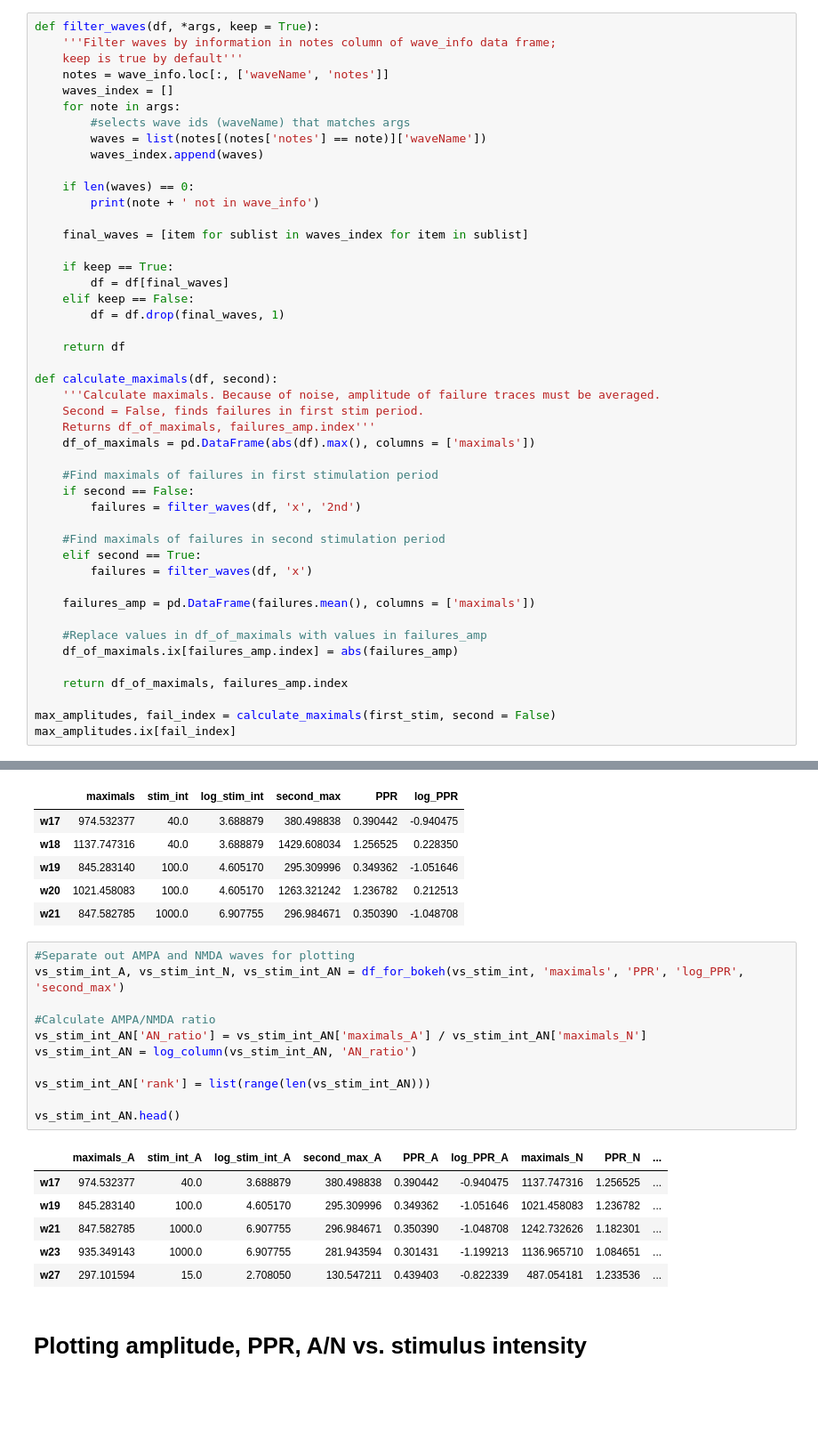
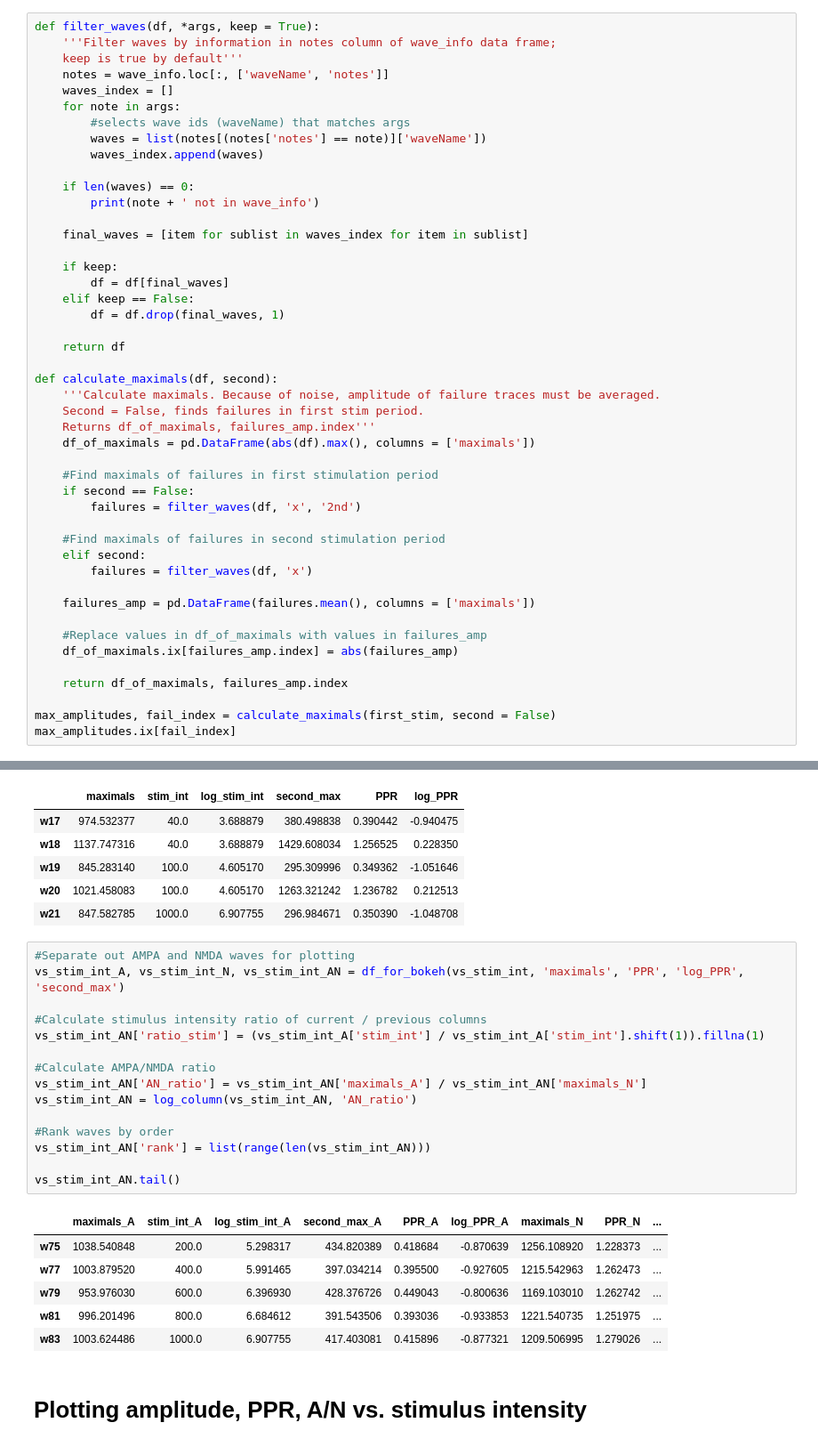
Before and after one commit to yuwie10/ephysAnalysis, a Jupyter notebook: ephysAnalysis2.ipynb, the cells around one changed output, grey strips where cells are left out. Shown at 89% size. Saved outputs shown, nothing was run; the diff lists cells and outputs as text; blank space fills up the shorter version.

```diff
--- a/ephysAnalysis2.ipynb
+++ b/ephysAnalysis2.ipynb
@@ -262,7 +262,7 @@ def filter_waves(df, *args, keep = True):
 
     final_waves = [item for sublist in waves_index for item in sublist]
 
-    if keep == True:
+    if keep:
         df = df[final_waves]
     elif keep == False:
         df = df.drop(final_waves, 1)
@@ -280,7 +280,7 @@ def calculate_maximals(df, second):
         failures = filter_waves(df, 'x', '2nd')
 
     #Find maximals of failures in second stimulation period
-    elif second == True:
+    elif second:
         failures = filter_waves(df, 'x')
 
     failures_amp = pd.DataFrame(failures.mean(), columns = ['maximals'])
@@ -623,21 +623,25 @@ vs_stim_int.head()
 # %%
 #Separate out AMPA and NMDA waves for plotting
 vs_stim_int_A, vs_stim_int_N, vs_stim_int_AN = df_for_bokeh(vs_stim_int, 'maximals', 'PPR', 'log_PPR', 'second_max')
+
+#Calculate stimulus intensity ratio of current / previous columns
+vs_stim_int_AN['ratio_stim'] = (vs_stim_int_A['stim_int'] / vs_stim_int_A['stim_int'].shift(1)).fillna(1)
 
 #Calculate AMPA/NMDA ratio
 vs_stim_int_AN['AN_ratio'] = vs_stim_int_AN['maximals_A'] / vs_stim_int_AN['maximals_N']
 vs_stim_int_AN = log_column(vs_stim_int_AN, 'AN_ratio')
 
+#Rank waves by order
 vs_stim_int_AN['rank'] = list(range(len(vs_stim_int_AN)))
 
-vs_stim_int_AN.head()
+vs_stim_int_AN.tail()
 # %% [output]
 |  | maximals_A | stim_int_A | log_stim_int_A | second_max_A | PPR_A | log_PPR_A | maximals_N | PPR_N | ... |
-| w17 | 974.532377 | 40.0 | 3.688879 | 380.498838 | 0.390442 | -0.940475 | 1137.747316 | 1.256525 | ... |
-| w19 | 845.283140 | 100.0 | 4.605170 | 295.309996 | 0.349362 | -1.051646 | 1021.458083 | 1.236782 | ... |
-| w21 | 847.582785 | 1000.0 | 6.907755 | 296.984671 | 0.350390 | -1.048708 | 1242.732626 | 1.182301 | ... |
-| w23 | 935.349143 | 1000.0 | 6.907755 | 281.943594 | 0.301431 | -1.199213 | 1136.965710 | 1.084651 | ... |
-| w27 | 297.101594 | 15.0 | 2.708050 | 130.547211 | 0.439403 | -0.822339 | 487.054181 | 1.233536 | ... |
+| w75 | 1038.540848 | 200.0 | 5.298317 | 434.820389 | 0.418684 | -0.870639 | 1256.108920 | 1.228373 | ... |
+| w77 | 1003.879520 | 400.0 | 5.991465 | 397.034214 | 0.395500 | -0.927605 | 1215.542963 | 1.262473 | ... |
+| w79 | 953.976030 | 600.0 | 6.396930 | 428.376726 | 0.449043 | -0.800636 | 1169.103010 | 1.262742 | ... |
+| w81 | 996.201496 | 800.0 | 6.684612 | 391.543506 | 0.393036 | -0.933853 | 1221.540735 | 1.251975 | ... |
+| w83 | 1003.624486 | 1000.0 | 6.907755 | 417.403081 | 0.415896 | -0.877321 | 1209.506995 | 1.279026 | ... |
 # %% [markdown]
 # Plotting amplitude, PPR, A/N vs. stimulus intensity
 # %%
```
Also changed, not shown: parts of 9 cells of this notebook.
